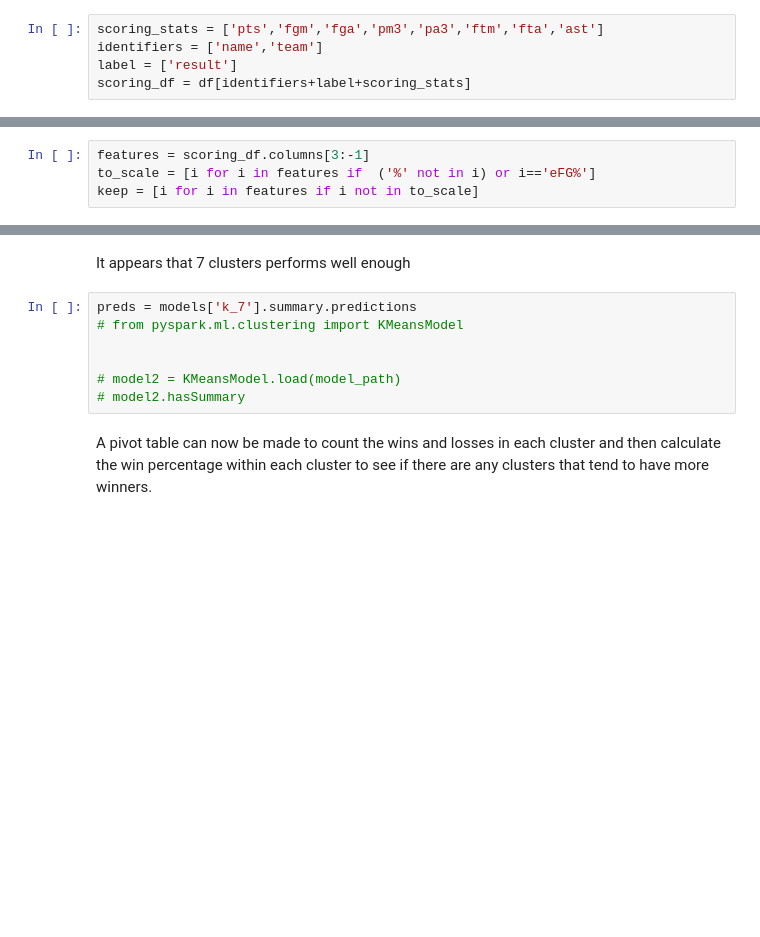
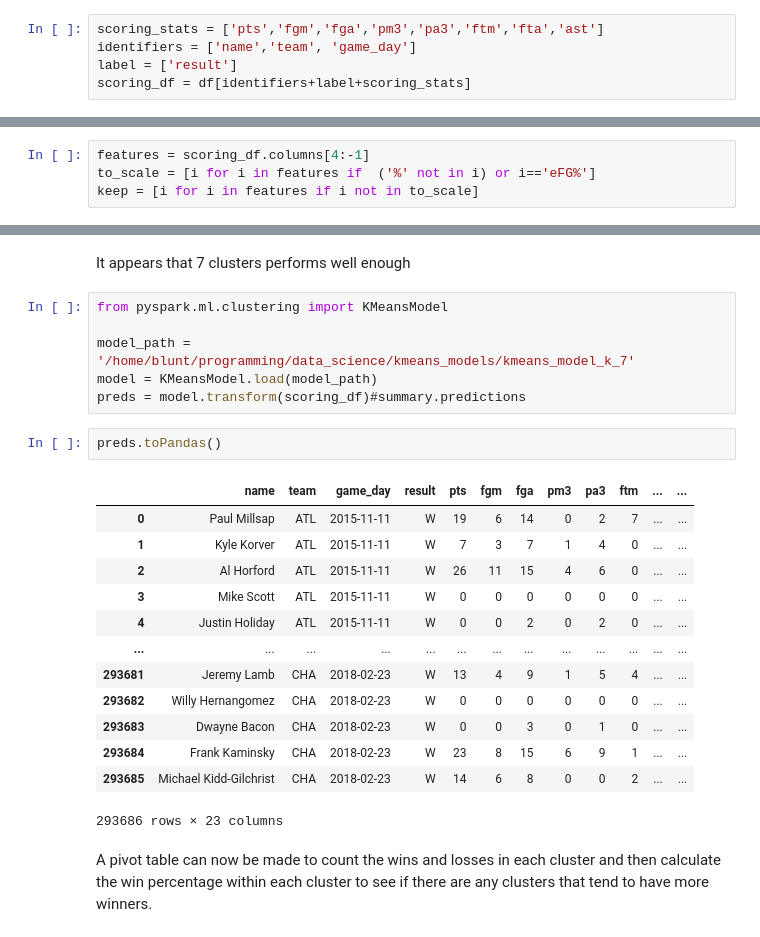
Before and after one commit to Blunt10K/NBA, a Jupyter notebook: notebooks/analysis.ipynb, the cells around one changed output, grey strips where cells are left out. Saved outputs shown, nothing was run; the diff lists cells and outputs as text; blank space fills up the shorter version.

```diff
--- a/notebooks/analysis.ipynb
+++ b/notebooks/analysis.ipynb
@@ -34,7 +34,7 @@ df = df.drop('player_id','team_id')
 Select scoring stats from the original df
 # %%
 scoring_stats = ['pts','fgm','fga','pm3','pa3','ftm','fta','ast']
-identifiers = ['name','team']
+identifiers = ['name','team', 'game_day']
 label = ['result']
 scoring_df = df[identifiers+label+scoring_stats]
 # %% [markdown]
@@ -111,7 +112,7 @@ I employ k-means clustering, with $k=5$.
 
 All columns will be scaled to range [0,1]. Percentage columns (with the exception of eFG% which is [0,1.5]) already follow this. This will prove useful for any clustering measures because feature vectors will be unit vectors and reduces the chances of the distance functions becoming intractible.
 # %%
-features = scoring_df.columns[3:-1]
+features = scoring_df.columns[4:-1]
 to_scale = [i for i in features if  ('%' not in i) or i=='eFG%']
 keep = [i for i in features if i not in to_scale]
 # %% [markdown]
@@ -165,13 +166,28 @@ plt.show()
 [figure]
 # %% [markdown]
 It appears that 7 clusters performs well enough
-# %%
-preds = models['k_7'].summary.predictions
-# from pyspark.ml.clustering import KMeansModel
-
-
-# model2 = KMeansModel.load(model_path)
-# model2.hasSummary
+# %%
+from pyspark.ml.clustering import KMeansModel
+
+model_path = '/home/blunt/programming/data_science/kmeans_models/kmeans_model_k_7'
+model = KMeansModel.load(model_path)
+preds = model.transform(scoring_df)#summary.predictions
+# %%
+preds.toPandas()
+# %% [output]
+|  | name | team | game_day | result | pts | fgm | fga | pm3 | pa3 | ftm | ... | ... |
+| 0 | Paul Millsap | ATL | 2015-11-11 | W | 19 | 6 | 14 | 0 | 2 | 7 | ... | ... |
+| 1 | Kyle Korver | ATL | 2015-11-11 | W | 7 | 3 | 7 | 1 | 4 | 0 | ... | ... |
+| 2 | Al Horford | ATL | 2015-11-11 | W | 26 | 11 | 15 | 4 | 6 | 0 | ... | ... |
+| 3 | Mike Scott | ATL | 2015-11-11 | W | 0 | 0 | 0 | 0 | 0 | 0 | ... | ... |
+| 4 | Justin Holiday | ATL | 2015-11-11 | W | 0 | 0 | 2 | 0 | 2 | 0 | ... | ... |
+| ... | ... | ... | ... | ... | ... | ... | ... | ... | ... | ... | ... | ... |
+| 293681 | Jeremy Lamb | CHA | 2018-02-23 | W | 13 | 4 | 9 | 1 | 5 | 4 | ... | ... |
+| 293682 | Willy Hernangomez | CHA | 2018-02-23 | W | 0 | 0 | 0 | 0 | 0 | 0 | ... | ... |
+| 293683 | Dwayne Bacon | CHA | 2018-02-23 | W | 0 | 0 | 3 | 0 | 1 | 0 | ... | ... |
+| 293684 | Frank Kaminsky | CHA | 2018-02-23 | W | 23 | 8 | 15 | 6 | 9 | 1 | ... | ... |
+| 293685 | Michael Kidd-Gilchrist | CHA | 2018-02-23 | W | 14 | 6 | 8 | 0 | 0 | 2 | ... | ... |
+293686 rows × 23 columns
 # %% [markdown]
 A pivot table can now be made to count the wins and losses in each cluster and then calculate the win percentage within each cluster to see if there are any clusters that tend to have more winners.
 # %%
```
Also changed, not shown: parts of 3 cells of this notebook.
